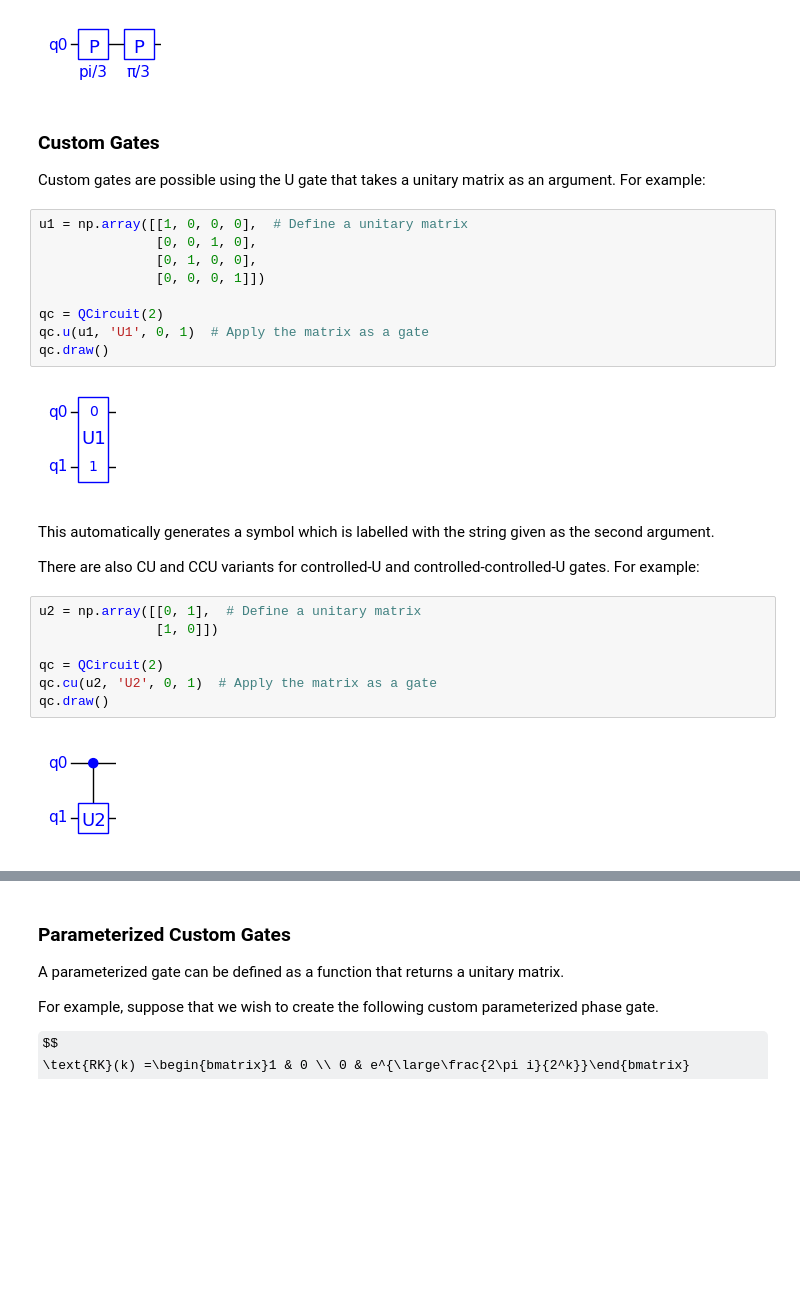
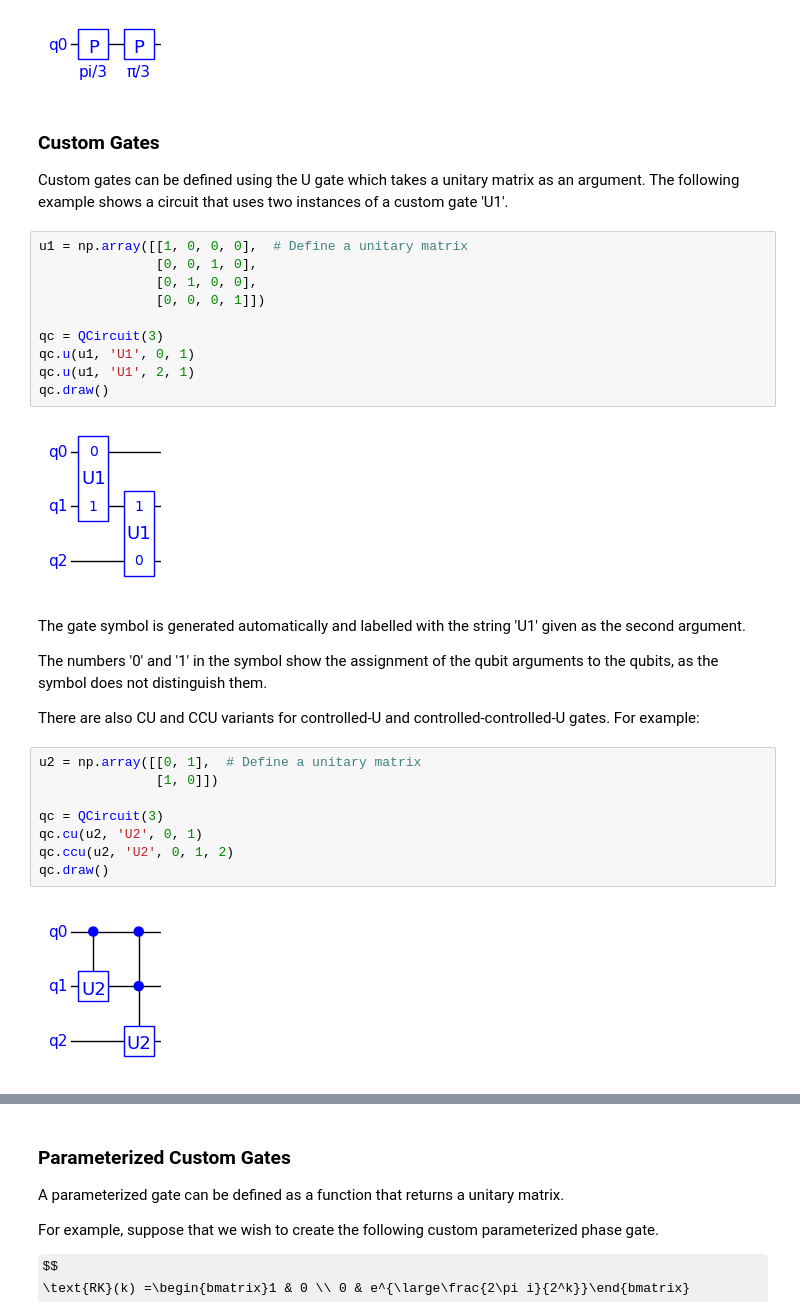
Before and after one commit to jbrumf/tinyqsim, a Jupyter notebook: examples/tutorial_3_guide_to_gates.ipynb, the cells around one changed output, grey strips where cells are left out. Drawn from its saved outputs; the diff is of its cells as text; some formulas as TeX source; blank space fills up the shorter version.

```diff
--- a/examples/tutorial_3_guide_to_gates.ipynb
+++ b/examples/tutorial_3_guide_to_gates.ipynb
@@ -149,29 +126,33 @@ qc.draw()
 # %% [markdown]
 ### Custom Gates
 
-Custom gates are possible using the U gate that takes a unitary matrix as an argument. For example:
+Custom gates can be defined using the U gate which takes a unitary matrix as an argument. The following example shows a circuit that uses two instances of a custom gate 'U1'.
 # %%
 u1 = np.array([[1, 0, 0, 0],  # Define a unitary matrix
                [0, 0, 1, 0],
                [0, 1, 0, 0],
                [0, 0, 0, 1]])
 
-qc = QCircuit(2)
-qc.u(u1, 'U1', 0, 1)  # Apply the matrix as a gate
+qc = QCircuit(3)
+qc.u(u1, 'U1', 0, 1)
+qc.u(u1, 'U1', 2, 1)
 qc.draw()
 # %% [output]
-[figure, old version]
+[figure, new version]
 # %% [markdown]
-This automatically generates a symbol which is labelled with the string given as the second argument.
+The gate symbol is generated automatically and labelled with the string 'U1' given as the second argument.
+
+The numbers '0' and '1' in the symbol show the assignment of the qubit arguments to the qubits, as the symbol does not distinguish them.
 
 There are also CU and CCU variants for controlled-U and controlled-controlled-U gates. For example:
 # %%
 u2 = np.array([[0, 1],  # Define a unitary matrix
                [1, 0]])
 
-qc = QCircuit(2)
-qc.cu(u2, 'U2', 0, 1)  # Apply the matrix as a gate
+qc = QCircuit(3)
+qc.cu(u2, 'U2', 0, 1)
+qc.ccu(u2, 'U2', 0, 1, 2)
 qc.draw()
 # %% [output]
-[figure, old version]
+[figure, new version]
 # %% [markdown]
```
Also changed, not shown: parts of 21 cells of this notebook, 15 other files.
